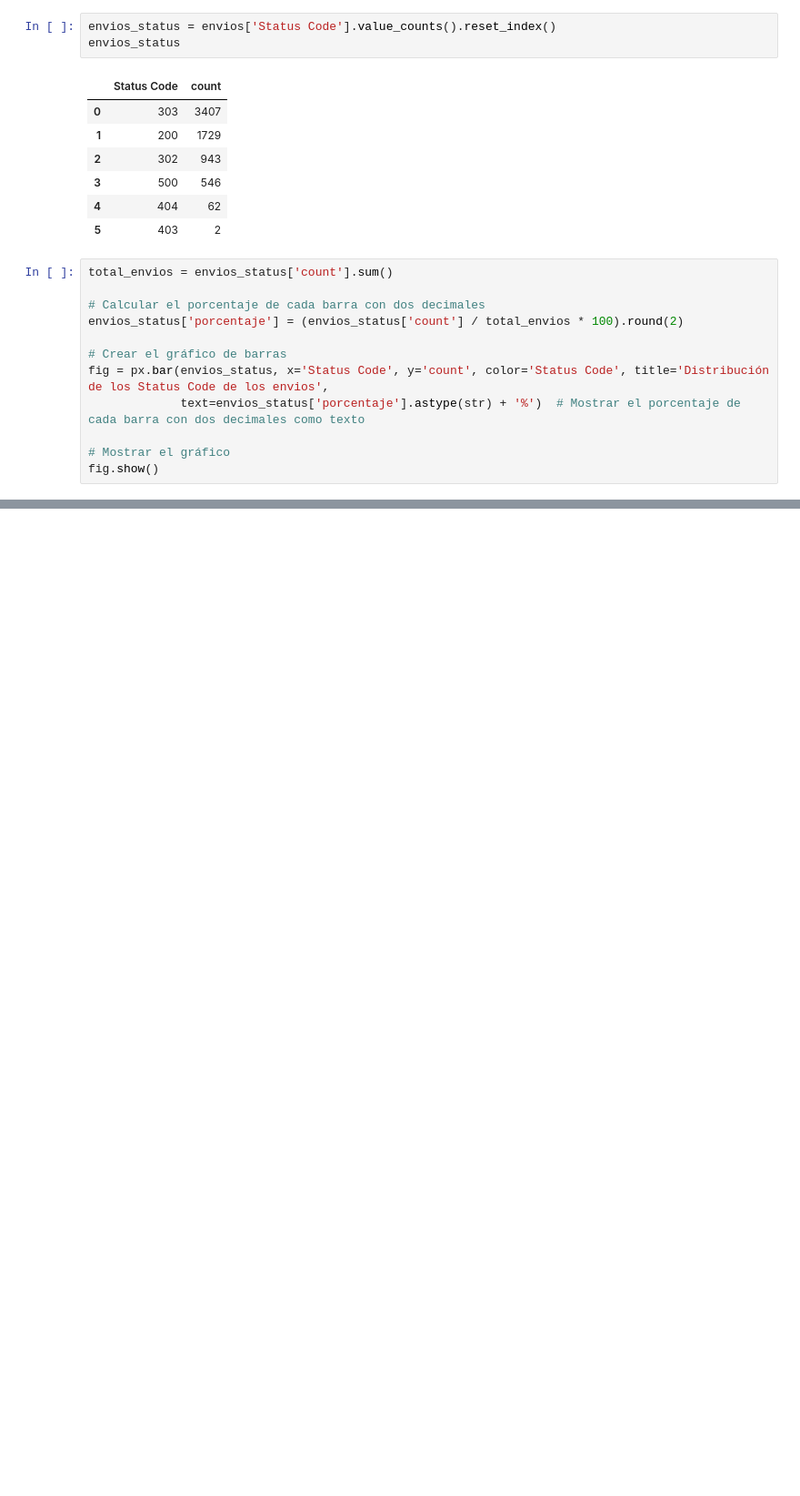
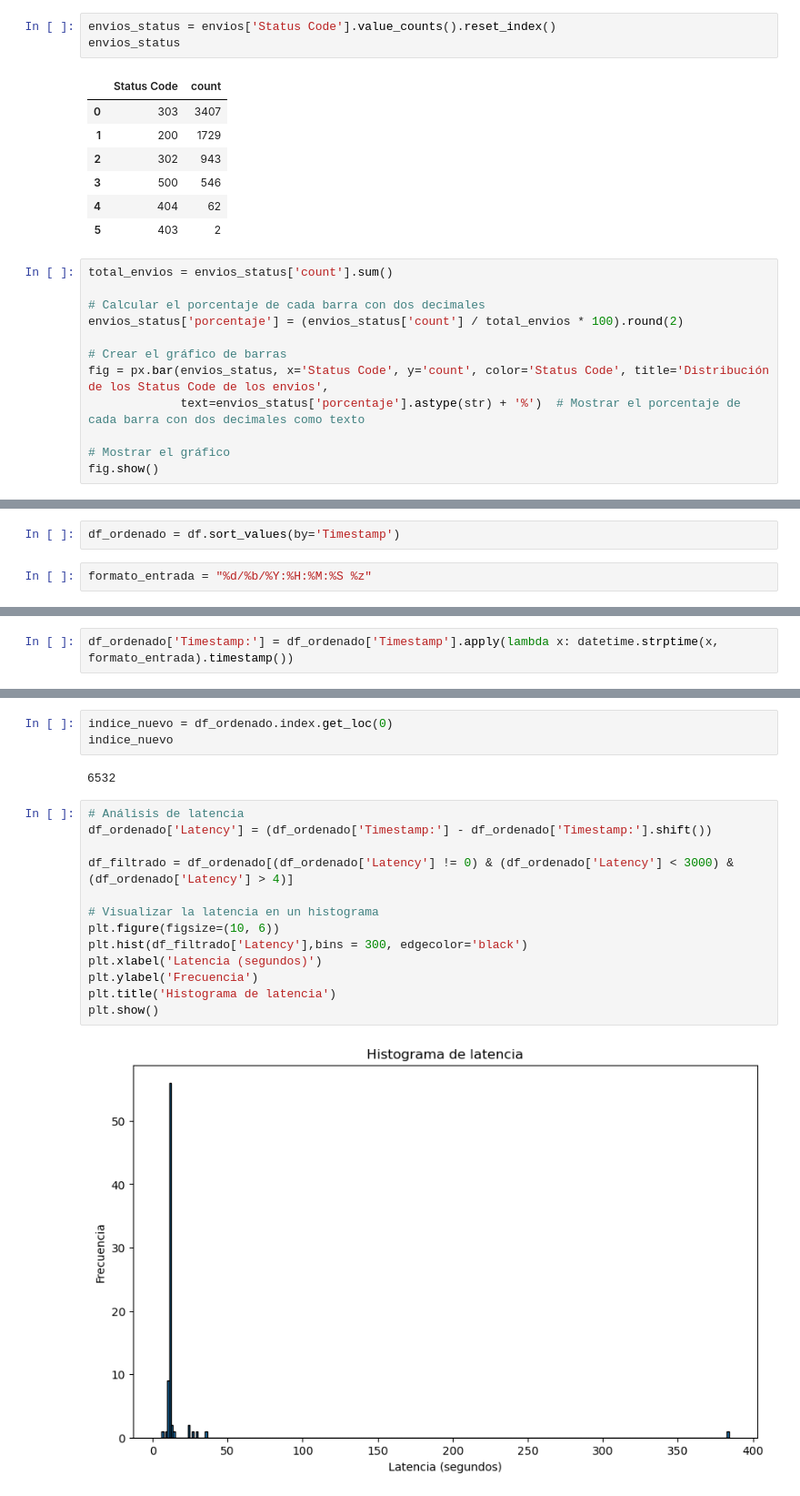
Before and after one commit to mariamelenddezz/R8_Naranja, a Jupyter notebook: Anomalias/anomalias_apache.ipynb, the cells around one changed output, grey strips where cells are left out. Shown: that part at 91% size. Drawn from its saved outputs; the diff is of its cells as text; blank space fills up the shorter version.

```diff
--- a/Anomalias/anomalias_apache.ipynb
+++ b/Anomalias/anomalias_apache.ipynb
@@ -213,0 +346,4 @@ KeyError: 'Bytes Received'
+# %%
+df_ordenado = df.sort_values(by='Timestamp')
+# %%
+formato_entrada = "%d/%b/%Y:%H:%M:%S %z"
@@ -213,0 +352,2 @@ KeyError: 'Bytes Received'
+# %%
+df_ordenado['Timestamp:'] = df_ordenado['Timestamp'].apply(lambda x: datetime.strptime(x, formato_entrada).timestamp())
@@ -214 +398,21 @@ KeyError: 'Bytes Received'
+# %%
+indice_nuevo = df_ordenado.index.get_loc(0)
+indice_nuevo
+# %% [output]
+6532
+# %%
+# Análisis de latencia
+df_ordenado['Latency'] = (df_ordenado['Timestamp:'] - df_ordenado['Timestamp:'].shift())
+
+df_filtrado = df_ordenado[(df_ordenado['Latency'] != 0) & (df_ordenado['Latency'] < 3000) & (df_ordenado['Latency'] > 4)]
+
+# Visualizar la latencia en un histograma
+plt.figure(figsize=(10, 6))
+plt.hist(df_filtrado['Latency'],bins = 300, edgecolor='black')
+plt.xlabel('Latencia (segundos)')
+plt.ylabel('Frecuencia')
+plt.title('Histograma de latencia')
+plt.show()
+# %% [output]
+[figure, added]
 # %%
```
Also changed, not shown: parts of 24 cells of this notebook, 4 other files.
